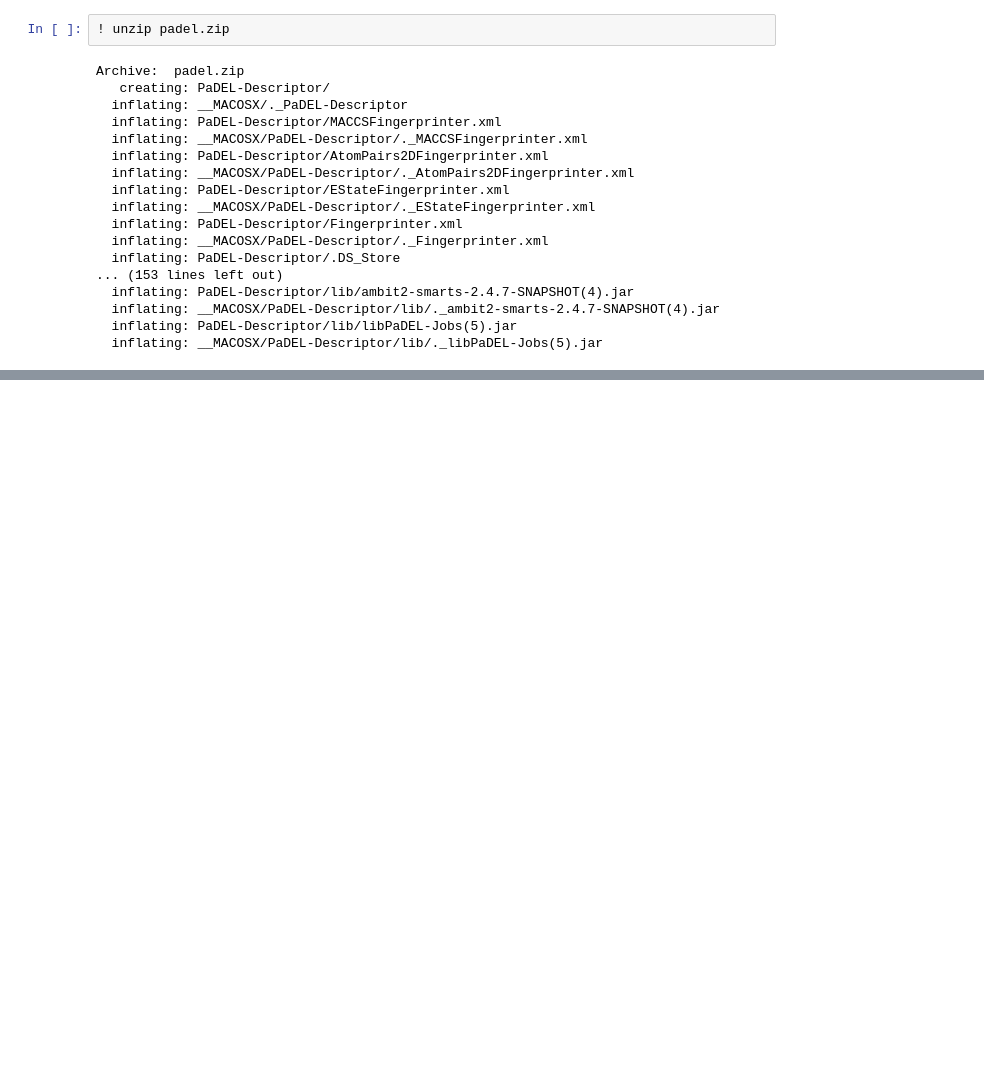
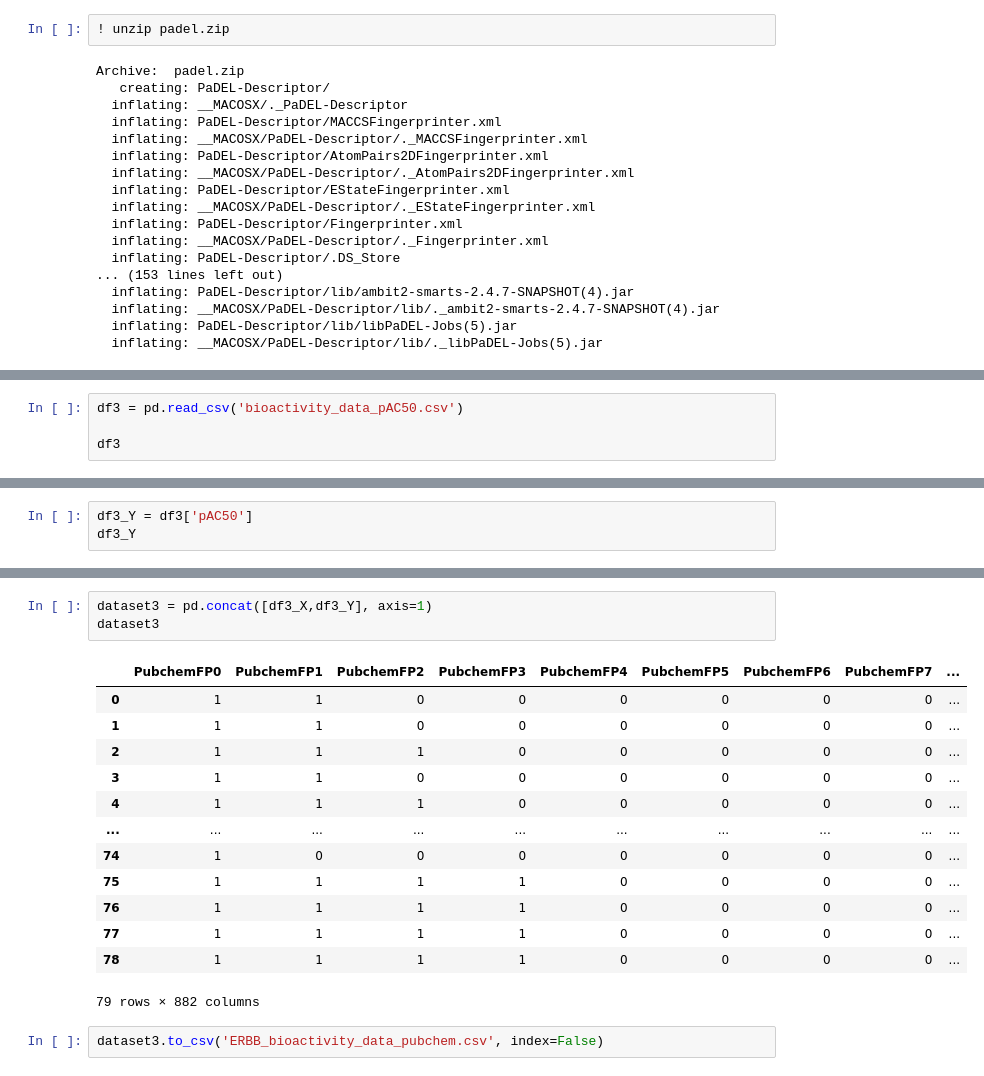
Before and after one commit to WendiYang7/protein_activity_modelling, a Jupyter notebook: descriptor_calculation.ipynb, the cells around one changed output, grey strips where cells are left out. Saved outputs shown, nothing was run; the diff lists cells and outputs as text; blank space fills up the shorter version.

Commit message:
prepare data for training

```diff
--- a/descriptor_calculation.ipynb
+++ b/descriptor_calculation.ipynb
@@ -51,0 +54,4 @@ Archive:  padel.zip
+# %%
+df3 = pd.read_csv('bioactivity_data_pAC50.csv')
+
+df3
@@ -51,0 +150,3 @@ Archive:  padel.zip
+# %%
+df3_Y = df3['pAC50']
+df3_Y
@@ -51,0 +166,19 @@ Archive:  padel.zip
+# %%
+dataset3 = pd.concat([df3_X,df3_Y], axis=1)
+dataset3
+# %% [output]
+|  | PubchemFP0 | PubchemFP1 | PubchemFP2 | PubchemFP3 | PubchemFP4 | PubchemFP5 | PubchemFP6 | PubchemFP7 | ... |
+| 0 | 1 | 1 | 0 | 0 | 0 | 0 | 0 | 0 | ... |
+| 1 | 1 | 1 | 0 | 0 | 0 | 0 | 0 | 0 | ... |
+| 2 | 1 | 1 | 1 | 0 | 0 | 0 | 0 | 0 | ... |
+| 3 | 1 | 1 | 0 | 0 | 0 | 0 | 0 | 0 | ... |
+| 4 | 1 | 1 | 1 | 0 | 0 | 0 | 0 | 0 | ... |
+| ... | ... | ... | ... | ... | ... | ... | ... | ... | ... |
+| 74 | 1 | 0 | 0 | 0 | 0 | 0 | 0 | 0 | ... |
+| 75 | 1 | 1 | 1 | 1 | 0 | 0 | 0 | 0 | ... |
+| 76 | 1 | 1 | 1 | 1 | 0 | 0 | 0 | 0 | ... |
+| 77 | 1 | 1 | 1 | 1 | 0 | 0 | 0 | 0 | ... |
+| 78 | 1 | 1 | 1 | 1 | 0 | 0 | 0 | 0 | ... |
+79 rows × 882 columns
+# %%
+dataset3.to_csv('ERBB_bioactivity_data_pubchem.csv', index=False)
```
Also changed, not shown: parts of 11 cells of this notebook.
